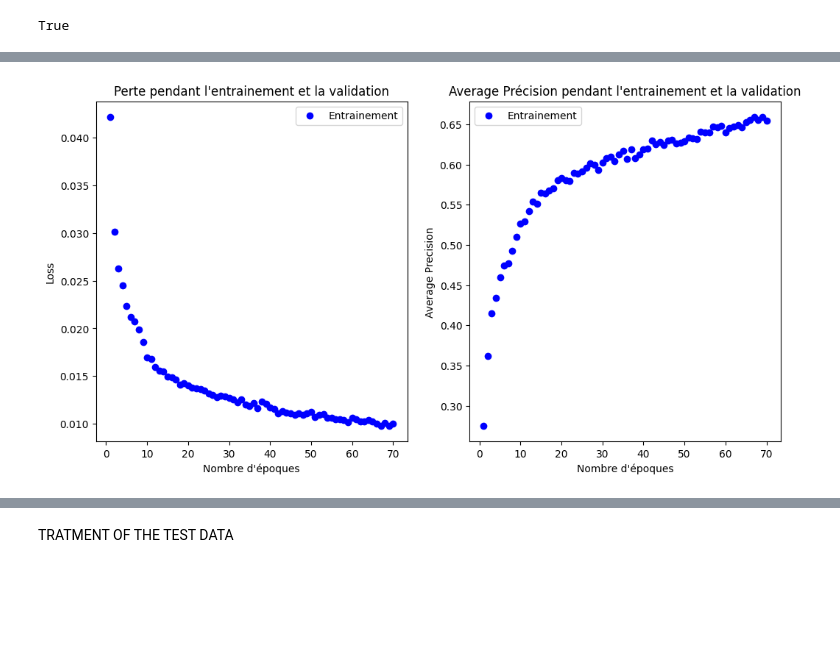
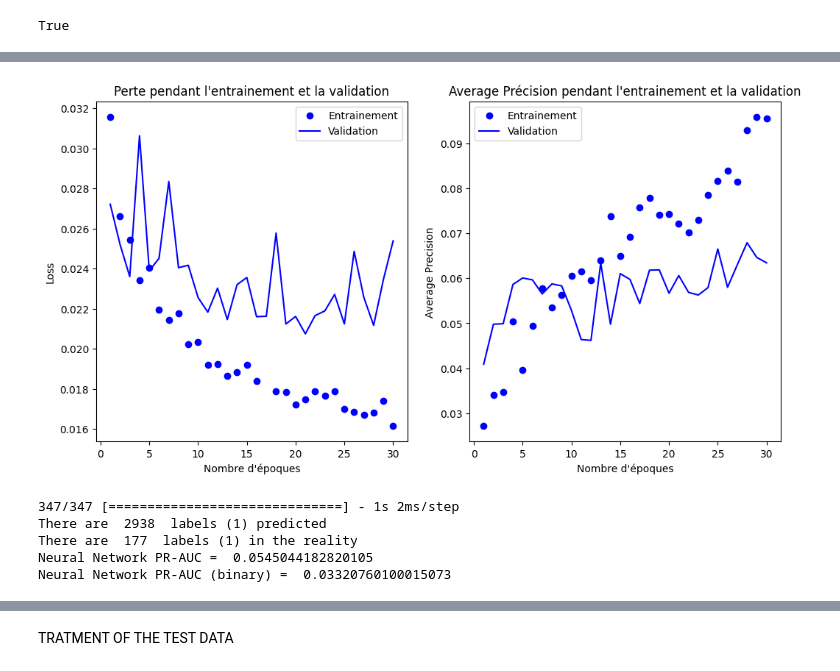
Before and after one commit to sergio-ar18/Challenge_data_BNP, a Jupyter notebook: Challenge.ipynb, the cells around one changed output, grey strips where cells are left out. Cells and saved outputs as stored; diff of their text form; code cells hidden in the pictures; blank space fills up the shorter version.

```diff
--- a/Challenge.ipynb
+++ b/Challenge.ipynb
@@ -158,0 +351,11 @@ Name: count, dtype: int64
+# %%
+# Sampling Fake data with GAN
+
+m = len(training_output_t[training_output_t['fraud_flag'] == 0]) - len(training_output_t[training_output_t['fraud_flag'] == 1])
+m = int(0.2 * m)
+
+x_fake, y_fake = generate_fake_samples(generator,latent_dim,m)
+
+training_input = np.vstack((training_input_t,x_fake))
+training_output_t = np.array(training_output_t)
+training_output = np.vstack((training_output_t,y_fake))
@@ -159,3 +364,9 @@ Name: count, dtype: int64
+# %%
+# Split of the data for validation and training set
+
+training_input_t,test_input,training_output_t,test_output = train_test_split(training_input, training_output, test_size=0.1)
+
+training_input,val_input,training_output,val_output = train_test_split(training_input_t, training_output_t, test_size=0.222)
 # %%
 import tensorflow as tf
 
@@ -271,7 +482,7 @@ class CustomLossMSFE_Orig(Loss):
 
         # Calcul of number of samples where y_true is 1
         p = tf.cast(tf.shape(y_true_1)[0], dtype=tf.float32)
-        p = 0.5 * p
+        # p = 0.5 * p
 
         # Convert tensors to float32
         y_true_1 = tf.cast(y_true_1, dtype=tf.float32)
@@ -296,9 +507,9 @@ model.compile(optimizer='adam',
 
 weights = {0:1, 1:1} # 7 Label (1) have 100 times more importance in the learning than label (0)
 # %%
-# history1 = model.fit(training_input,training_output,batch_size=800,epochs=60,
-#                     shuffle=True,callbacks=my_lr_scheduler,class_weight=weights,validation_data=(val_input,val_output))
+history1 = model.fit(training_input,training_output,batch_size=800,epochs=30,
+                    shuffle=True,callbacks=my_lr_scheduler,validation_data=(val_input,val_output))
 
-history1 = model.fit(training_input,training_output,batch_size=800,epochs=70,
-                    shuffle=True,callbacks=my_lr_scheduler,class_weight=weights)
+# history1 = model.fit(training_input,training_output,batch_size=800,epochs=70,
+#                     shuffle=True,callbacks=my_lr_scheduler,class_weight=weights)
 # %% [output]
@@ -322,39 +550,39 @@ Epoch 70/70
 # %%
-# Visualization of the model
+# Visualization of the model _ WITH VALIDATION DATA
 
 import matplotlib.pyplot as plt
 
 # plot fonction perte
 
 loss=history1.history['loss']
 
-# val_loss = history1.history['val_loss']
+val_loss = history1.history['val_loss']
 epochs = range(1,len(loss)+1)
 
 plt.figure(figsize=(12,6))
 
 
 plt.subplot(1,2,1)
 plt.plot(epochs, loss, 'bo', label = 'Entrainement')
-# plt.plot(epochs, val_loss, 'b', label='Validation')
+plt.plot(epochs, val_loss, 'b', label='Validation')
 plt.title('Perte pendant l\'entrainement et la validation')
 plt.xlabel('Nombre d\'époques')
 plt.ylabel('Loss')
 plt.legend()
 
 # plot precision du model
 
 avp = history1.history['average_precision']
-# val_avp = history1.history['val_average_precision']
+val_avp = history1.history['val_average_precision']
 
 plt.subplot(1,2,2)
 plt.plot(epochs,avp,'bo',label='Entrainement')
-# plt.plot(epochs, val_avp, 'b', label='Validation')
+plt.plot(epochs, val_avp, 'b', label='Validation')
 plt.title('Average Précision pendant l\'entrainement et la validation')
 plt.xlabel('Nombre d\'époques')
 plt.ylabel('Average Precision')
 plt.legend()
 plt.savefig('loss_accuracy_model.jpg')
 plt.show()
 # %% [output]
-[figure, old version]
+[figure, new version]
@@ -360,0 +626,21 @@ plt.show()
+# %%
+# Validation of model performance with new data
+
+y_pred = model.predict(test_input)
+
+counter_p = len([valor for valor in y_pred if valor > 0.5])
+counter_r = len([valor_r for valor_r in test_output if valor_r > 0.5])
+print('There are ',counter_p, ' labels (1) predicted')
+print('There are ',counter_r, ' labels (1) in the reality')
+
+print('Neural Network PR-AUC = ',average_precision_score(test_output,y_pred))
+
+y_pred_int = [1 if value > 0.5 else 0 for value in y_pred]
+
+print('Neural Network PR-AUC (binary) = ',average_precision_score(test_output,y_pred_int))
+# %% [output]
+347/347 [==============================] - 1s 2ms/step
+There are  2938  labels (1) predicted
+There are  177  labels (1) in the reality
+Neural Network PR-AUC =  0.0545044182820105
+Neural Network PR-AUC (binary) =  0.03320760100015073
```
Also changed, not shown: parts of 18 cells of this notebook.
